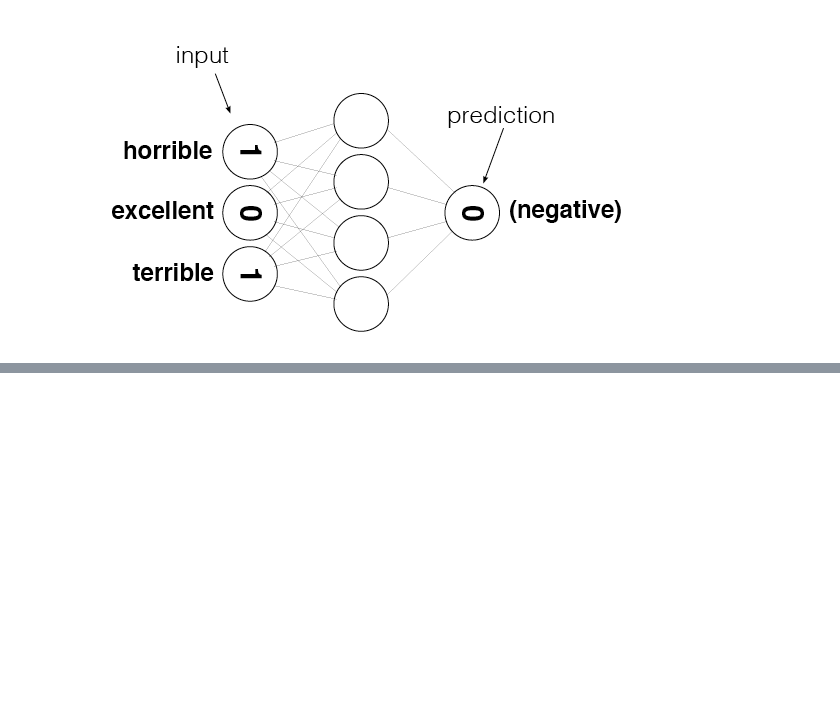
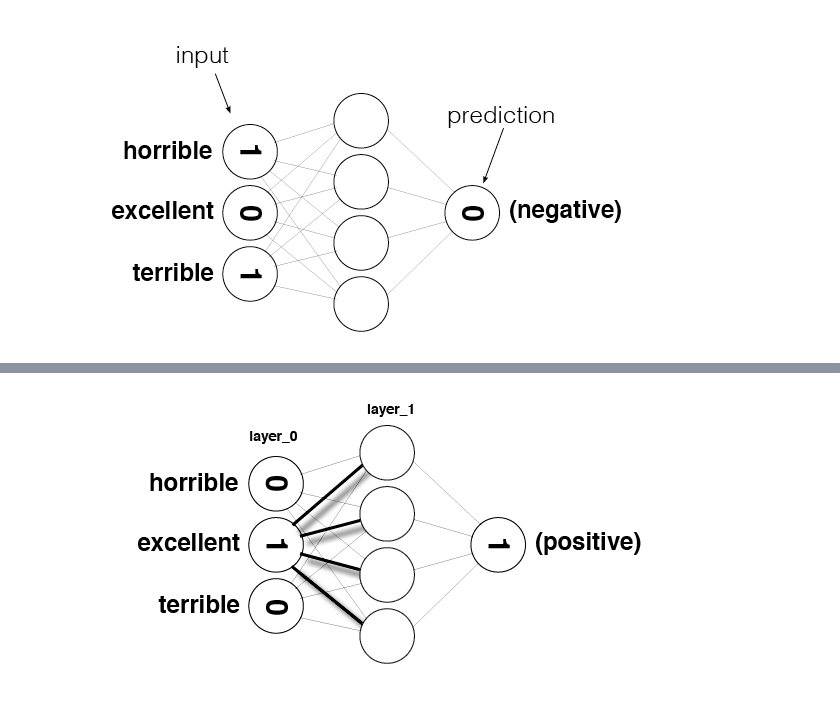
Before and after one commit to RishavMishraRM/Sentiment_Analysis, a Jupyter notebook: Untitled.ipynb, the cells around one changed output, grey strips where cells are left out. Drawn from its saved outputs; the diff is of its cells as text; code cells hidden in the pictures; blank space fills up the shorter version.

```diff
--- a/Untitled.ipynb
+++ b/Untitled.ipynb
@@ -343,0 +1789,4 @@ Image(filename='Images/sentiment_network.png')
+# %%
+Image(filename='Images/sentiment_network_sparse.png')
+# %% [output]
+[figure, added]
```
Also changed, not shown: parts of 90 cells of this notebook.
